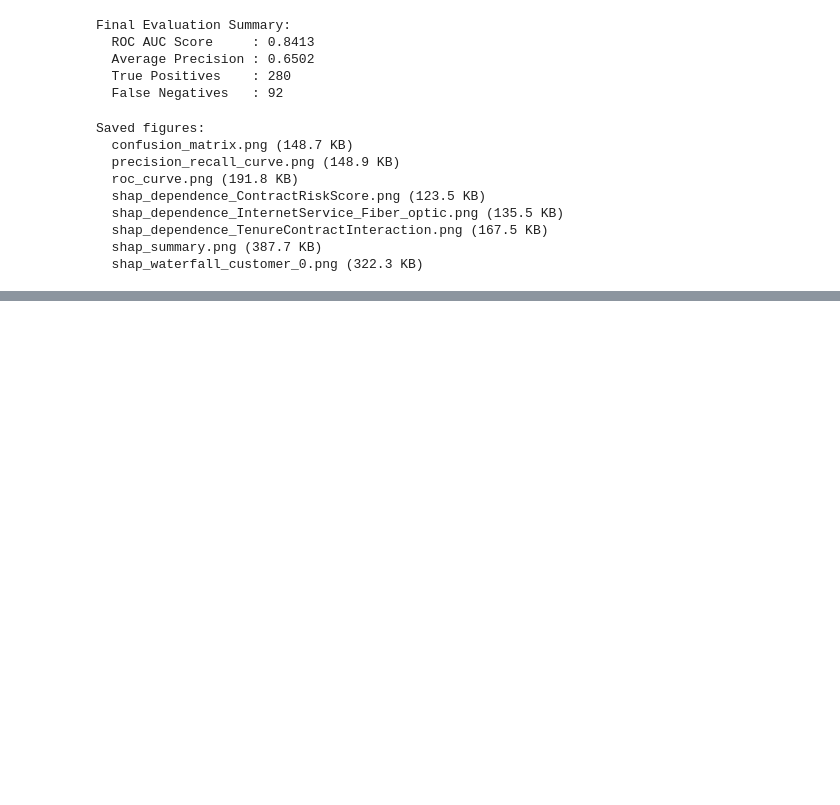
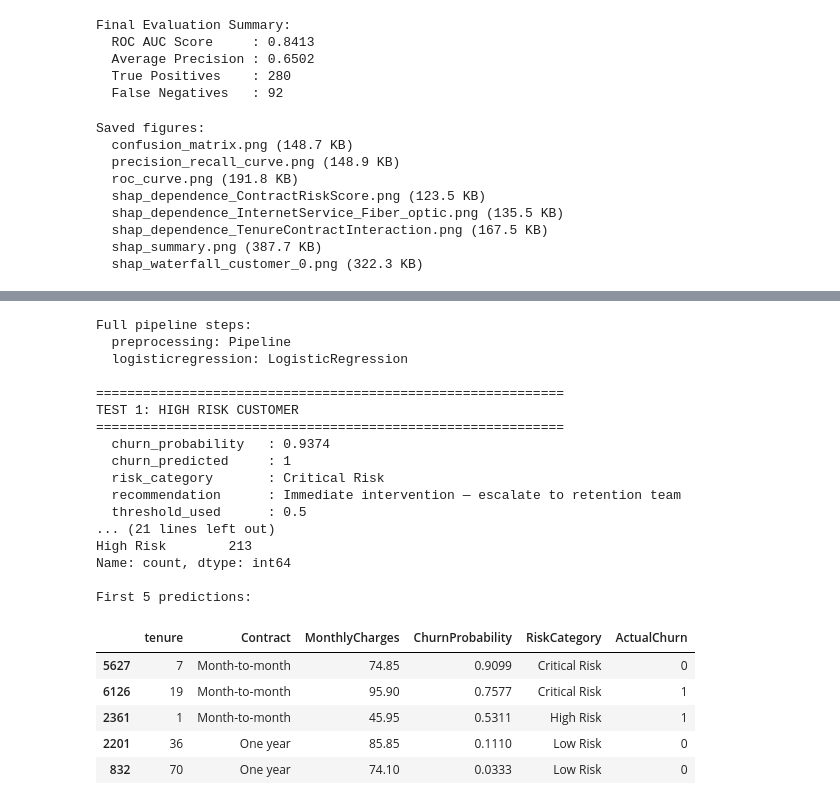
Before and after one commit to WangariLM/telecom_churn_prediction, a Jupyter notebook: notebooks/01_setup_and_first_look.ipynb, the cells around one changed output, grey strips where cells are left out. Cells and saved outputs as stored; diff of their text form; code cells hidden in the pictures; blank space fills up the shorter version.

Commit message:
Add predict.py with single and batch prediction pipeline

```diff
--- a/notebooks/01_setup_and_first_look.ipynb
+++ b/notebooks/01_setup_and_first_look.ipynb
@@ -3621,0 +4115,69 @@ Saved figures:
+# %%
+#Rerun the Verification Using the Full Pipeline
+importlib.reload(predict)
+
+# Load the full prediction pipeline
+full_pipeline = joblib.load(config.FULL_PIPELINE_PATH)
+
+print("Full pipeline steps:")
+for step_name, step in full_pipeline.steps:
+    print(f"  {step_name}: {type(step).__name__}")
+
+# Test 1: High risk customer
+print("\n" + "=" * 60)
+print("TEST 1: HIGH RISK CUSTOMER")
+print("=" * 60)
+result = predict.predict_single_customer(high_risk_customer, full_pipeline)
+for key, value in result.items():
+    print(f"  {key:<20}: {value}")
+
+# Test 2: Low risk customer
+print("\n" + "=" * 60)
+print("TEST 2: LOW RISK CUSTOMER")
+print("=" * 60)
+result = predict.predict_single_customer(low_risk_customer, full_pipeline)
+for key, value in result.items():
+    print(f"  {key:<20}: {value}")
+
+# Test 3: Batch prediction
+print("\n" + "=" * 60)
+print("TEST 3: BATCH PREDICTION ON TEST SET")
+print("=" * 60)
+
+X, y = preprocessing.split_features_target(df_clean)
+X_train, X_test_raw, y_train_raw, y_test_raw = preprocessing.split_train_test(X, y)
+
+results_df = predict.run_prediction_pipeline(full_pipeline, X_test_raw, y_test_raw)
+
+print(f"\nResults dataframe shape: {results_df.shape}")
+print(f"\nRisk category distribution:")
+print(results_df["RiskCategory"].value_counts())
+print(f"\nFirst 5 predictions:")
+display(results_df[[
+    "tenure", "Contract", "MonthlyCharges",
+    "ChurnProbability", "RiskCategory", "ActualChurn"
+]].head())
+# %% [output]
+Full pipeline steps:
+  preprocessing: Pipeline
+  logisticregression: LogisticRegression
+
+============================================================
+TEST 1: HIGH RISK CUSTOMER
+============================================================
+  churn_probability   : 0.9374
+  churn_predicted     : 1
+  risk_category       : Critical Risk
+  recommendation      : Immediate intervention — escalate to retention team
+  threshold_used      : 0.5
+... (21 lines left out)
+High Risk        213
+Name: count, dtype: int64
+
+First 5 predictions:
+|  | tenure | Contract | MonthlyCharges | ChurnProbability | RiskCategory | ActualChurn |
+| 5627 | 7 | Month-to-month | 74.85 | 0.9099 | Critical Risk | 0 |
+| 6126 | 19 | Month-to-month | 95.90 | 0.7577 | Critical Risk | 1 |
+| 2361 | 1 | Month-to-month | 45.95 | 0.5311 | High Risk | 1 |
+| 2201 | 36 | One year | 85.85 | 0.1110 | Low Risk | 0 |
+| 832 | 70 | One year | 74.10 | 0.0333 | Low Risk | 0 |
```
Also changed, not shown: parts of 9 cells of this notebook.
